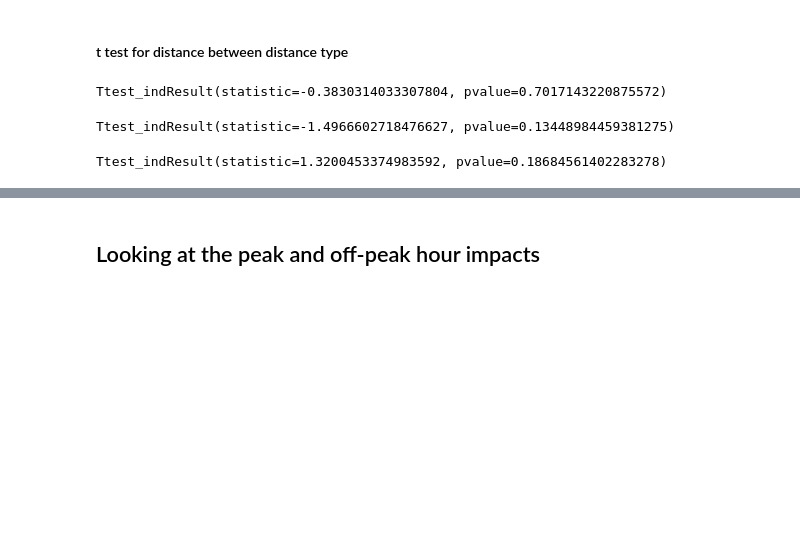
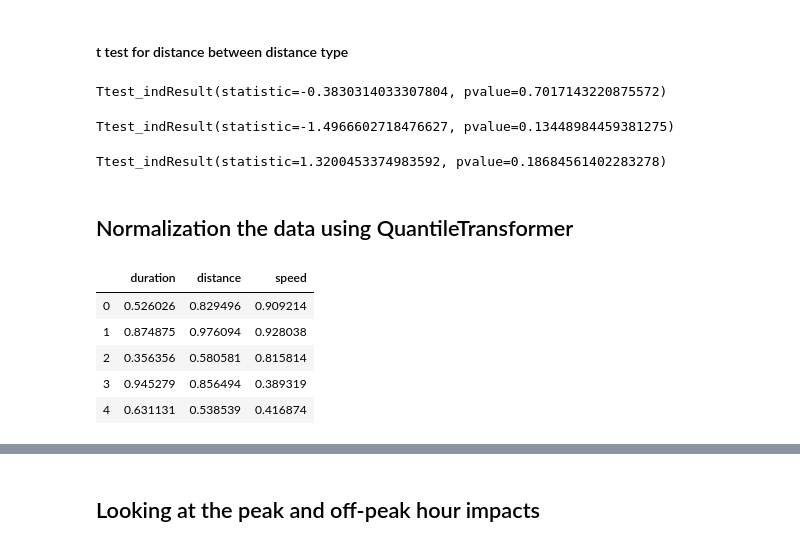
Before and after one commit to ta-data-bcn/technical-interview, a Jupyter notebook: Technical_Interview_Chao.ipynb, the cells around one changed output, grey strips where cells are left out. Saved outputs shown, nothing was run; the diff lists cells and outputs as text; code cells hidden in the pictures; blank space fills up the shorter version.

```diff
--- a/Technical_Interview_Chao.ipynb
+++ b/Technical_Interview_Chao.ipynb
@@ -452,3 +450,5 @@ Ttest_indResult(statistic=-1.4966602718476627, pvalue=0.13448984459381275)
 stats.ttest_ind(volantis_linear_distance, volantis_road_distance)
 # %% [output]
 Ttest_indResult(statistic=1.3200453374983592, pvalue=0.18684561402283278)
+# %% [markdown]
+## Normalization the data using QuantileTransformer
@@ -454,0 +469,9 @@ Ttest_indResult(statistic=1.3200453374983592, pvalue=0.18684561402283278)
+# %%
+scaled_df.head()
+# %% [output]
+|  | duration | distance | speed |
+| 0 | 0.526026 | 0.829496 | 0.909214 |
+| 1 | 0.874875 | 0.976094 | 0.928038 |
+| 2 | 0.356356 | 0.580581 | 0.815814 |
+| 3 | 0.945279 | 0.856494 | 0.389319 |
+| 4 | 0.631131 | 0.538539 | 0.416874 |
```
Also changed, not shown: parts of 12 cells of this notebook.
